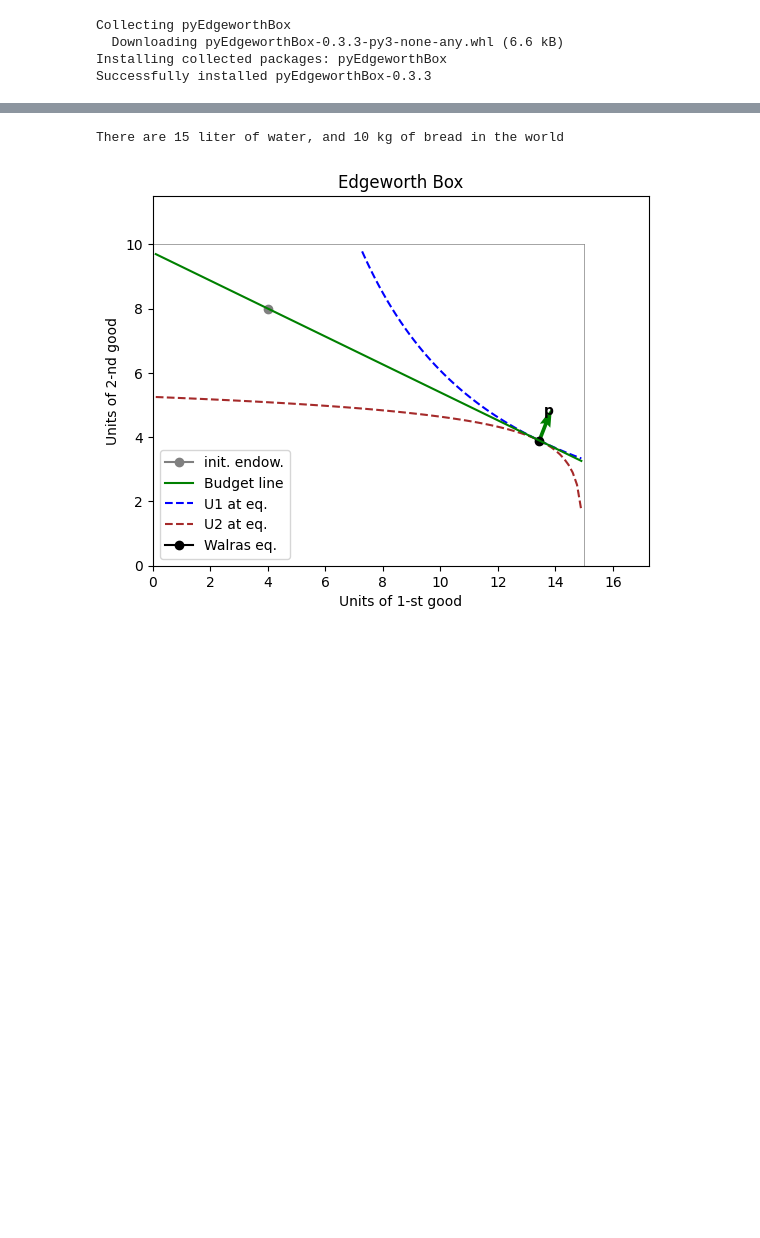
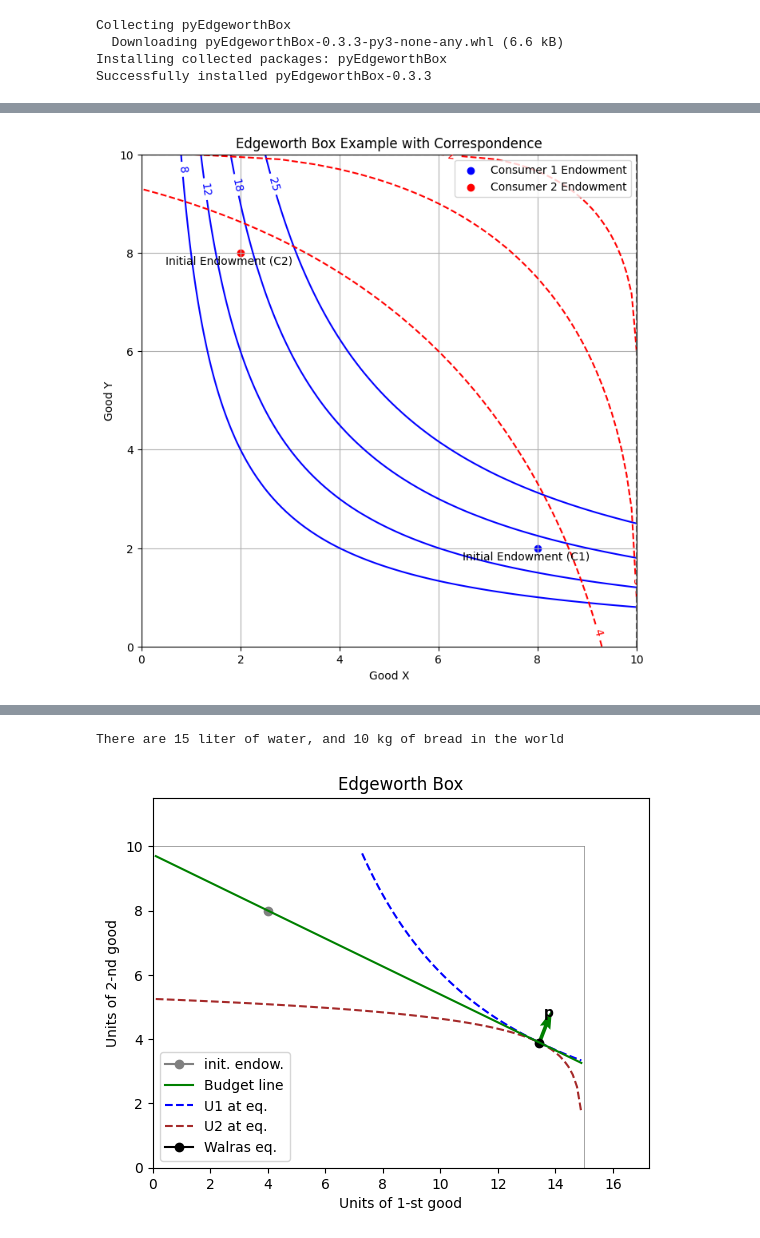
Before and after one commit to ifydivinelove/alx-low_level_programming, a Jupyter notebook: Edgeworth_box.ipynb, the cells around one changed output, grey strips where cells are left out. Cells and saved outputs as stored; diff of their text form; code cells hidden in the pictures; blank space fills up the shorter version.

```diff
--- a/Edgeworth_box.ipynb
+++ b/Edgeworth_box.ipynb
@@ -9,0 +73,54 @@ Successfully installed pyEdgeworthBox-0.3.3
+# %%
+# Total endowments
+total_x = 10
+total_y = 10
+
+# Utility functions
+def u1(x1, y1):
+    return x1 * y1
+
+# Define Consumer 2's function (L-shaped indifference curves)
+def u2(x2, y2):
+    return np.sqrt(x2) + np.sqrt(y2)
+
+# Create grid
+x = np.linspace(0, total_x, 100)
+y = np.linspace(0, total_y, 100)
+X, Y = np.meshgrid(x, y)
+
+# Contour levels
+levels1 = np.array([8, 12, 18, 25])  # Consumer 1
+levels2 = np.array([2, 3, 4])        # Consumer 2
+
+# Plot setup
+fig, ax = plt.subplots(figsize=(8, 8))
+
+# Plot Consumer 1's indifference curves
+iu1 = ax.contour(X, Y, u1(X, Y), levels1, colors='blue')
+ax.clabel(iu1, inline=True, fontsize=10)
+
+# Plot Consumer 2's indifference curves, with kinks
+ix2 = ax.contour(total_x - X, total_y - Y, u2(X, Y), levels2, colors='red', linestyles='dashed')
+ax.clabel(ix2, inline=True, fontsize=10)
+
+# Mark initial endowments
+plt.scatter(8, 2, color='blue', label='Consumer 1 Endowment')
+plt.scatter(2, 8, color='red', label='Consumer 2 Endowment')
+
+# Annotate initial endowments
+plt.annotate('Initial Endowment (C1)', (8, 2), textcoords="offset points", xytext=(-10,-10), ha='center')
+plt.annotate('Initial Endowment (C2)', (2, 8), textcoords="offset points", xytext=(-10,-10), ha='center')
+
+# Add labels and legend
+ax.set_xlabel('Good X')
+ax.set_ylabel('Good Y')
+ax.legend()
+ax.set_title('Edgeworth Box Example with Correspondence')
+plt.xlim(0, total_x)
+plt.ylim(0, total_y)
+plt.axvline(total_x, color='grey', linestyle='--')
+plt.axhline(total_y, color='grey', linestyle='--')
+plt.grid(True)
+plt.show()
+# %% [output]
+[figure, added]
```
Also changed, not shown: parts of 14 cells of this notebook.
